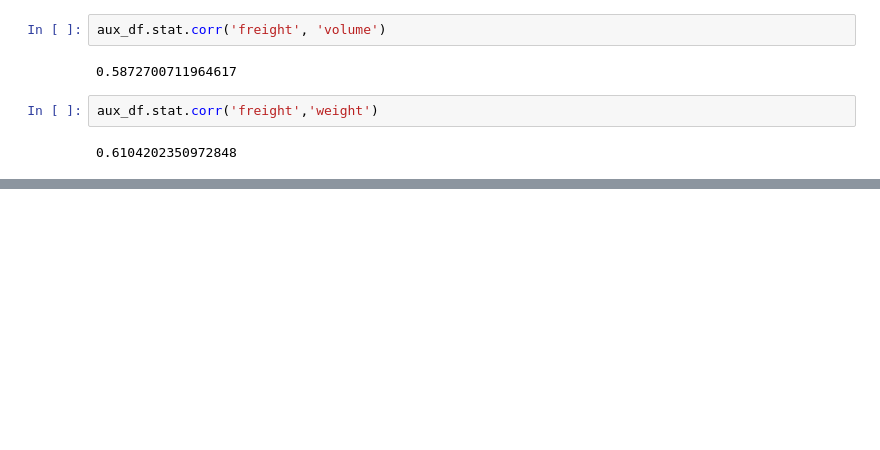
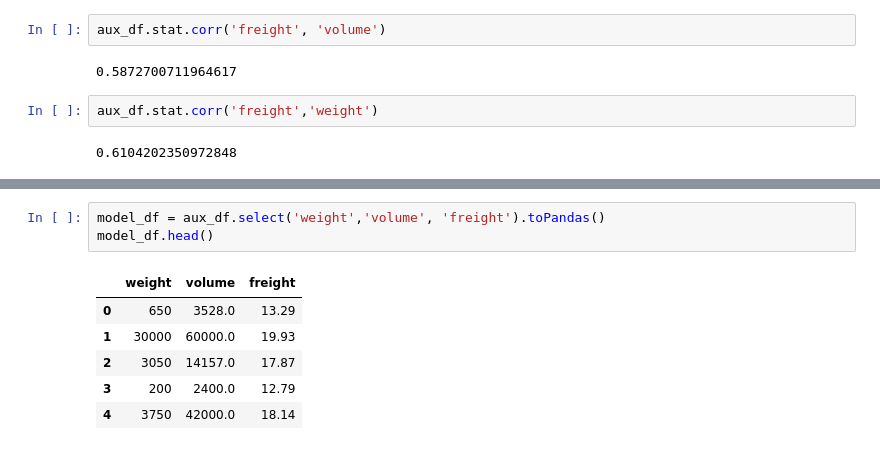
Before and after one commit to IuriSly/DnA-POC-olist, a Jupyter notebook: hypothesis_26.ipynb, the cells around one changed output, grey strips where cells are left out. Cells and saved outputs as stored; diff of their text form; blank space fills up the shorter version.

```diff
--- a/hypothesis_26.ipynb
+++ b/hypothesis_26.ipynb
@@ -100,0 +128,10 @@ aux_df.stat.corr('freight','weight')
+# %%
+model_df = aux_df.select('weight','volume', 'freight').toPandas()
+model_df.head()
+# %% [output]
+|  | weight | volume | freight |
+| 0 | 650 | 3528.0 | 13.29 |
+| 1 | 30000 | 60000.0 | 19.93 |
+| 2 | 3050 | 14157.0 | 17.87 |
+| 3 | 200 | 2400.0 | 12.79 |
+| 4 | 3750 | 42000.0 | 18.14 |
```
Also changed, not shown: parts of 16 cells of this notebook.
